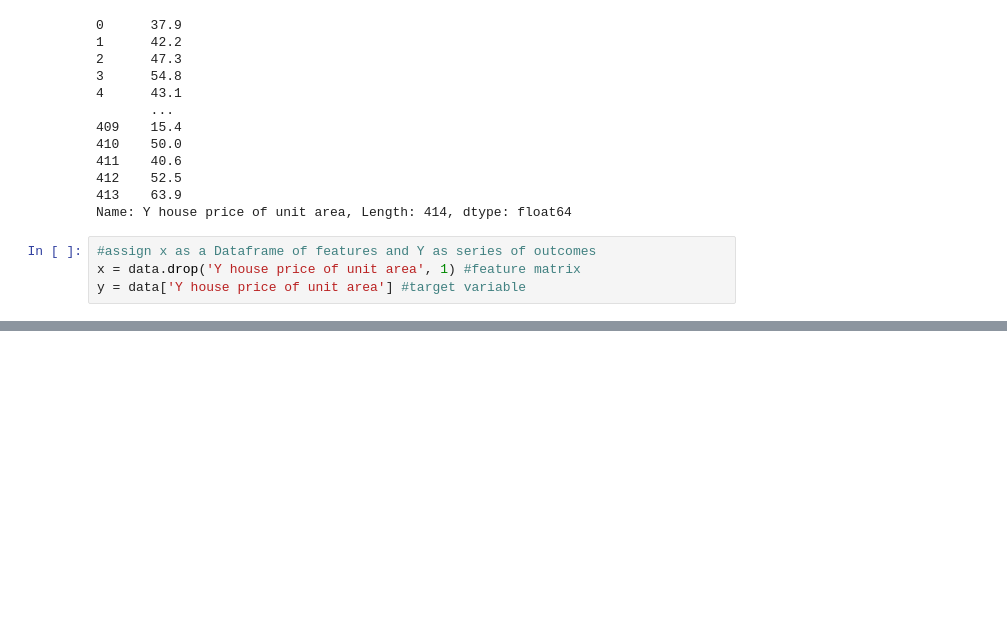
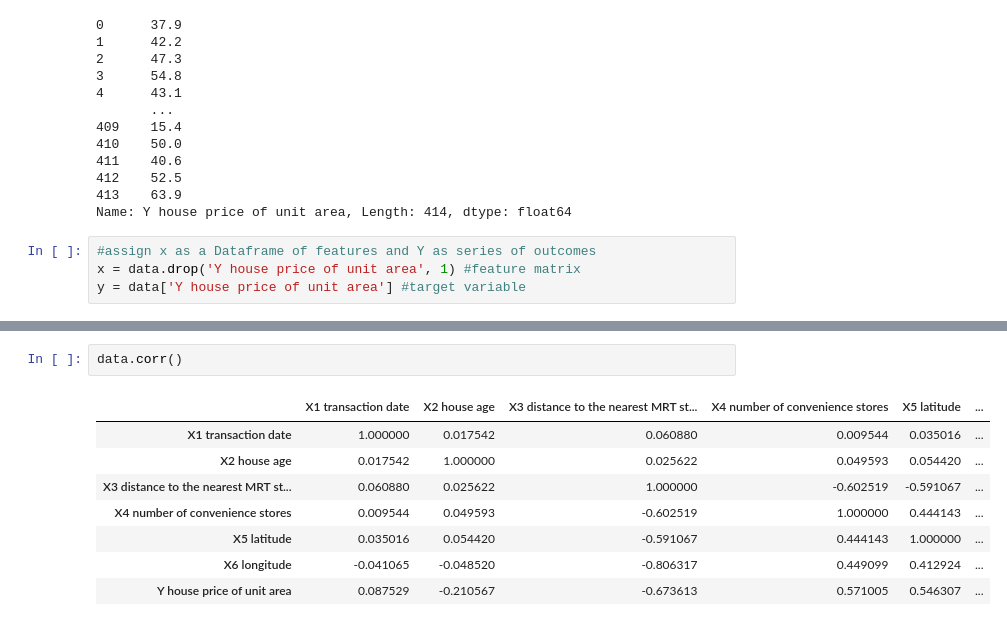
Before and after one commit to Ekaterina37/CS6375.502, a Jupyter notebook: Assignment1_Grad_desc.ipynb, the cells around one changed output, grey strips where cells are left out. Saved outputs shown, nothing was run; the diff lists cells and outputs as text; blank space fills up the shorter version.

```diff
--- a/Assignment1_Grad_desc.ipynb
+++ b/Assignment1_Grad_desc.ipynb
@@ -159,0 +109,11 @@ print(x.head(3))
+# %%
+data.corr()
+# %% [output]
+|  | X1 transaction date | X2 house age | X3 distance to the nearest MRT st... | X4 number of convenience stores | X5 latitude | ... |
+| X1 transaction date | 1.000000 | 0.017542 | 0.060880 | 0.009544 | 0.035016 | ... |
+| X2 house age | 0.017542 | 1.000000 | 0.025622 | 0.049593 | 0.054420 | ... |
+| X3 distance to the nearest MRT st... | 0.060880 | 0.025622 | 1.000000 | -0.602519 | -0.591067 | ... |
+| X4 number of convenience stores | 0.009544 | 0.049593 | -0.602519 | 1.000000 | 0.444143 | ... |
+| X5 latitude | 0.035016 | 0.054420 | -0.591067 | 0.444143 | 1.000000 | ... |
+| X6 longitude | -0.041065 | -0.048520 | -0.806317 | 0.449099 | 0.412924 | ... |
+| Y house price of unit area | 0.087529 | -0.210567 | -0.673613 | 0.571005 | 0.546307 | ... |
```
Also changed, not shown: parts of 14 cells of this notebook.
